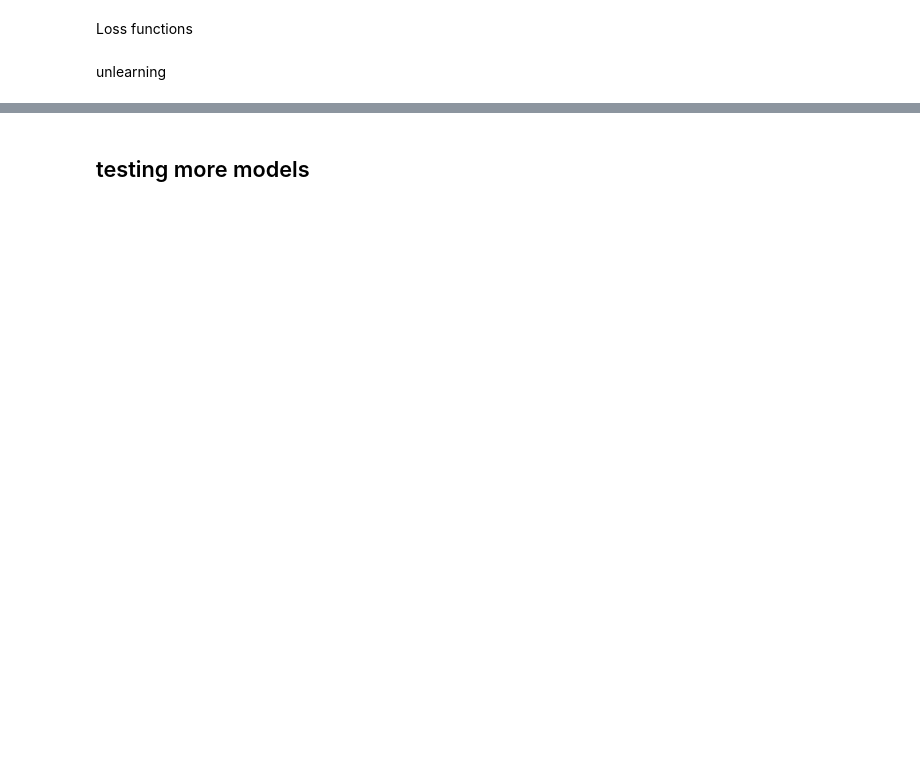
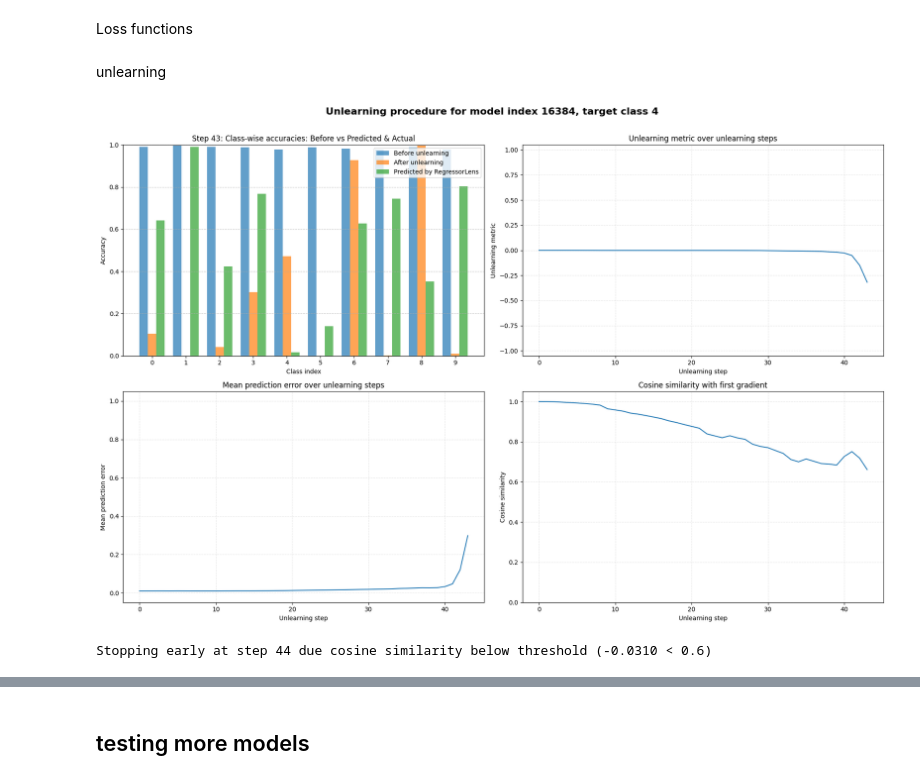
Before and after one commit to SimonIlic/WeightSpaceClassifier, a Jupyter notebook: notebooks/unlearning.ipynb, the cells around one changed output, grey strips where cells are left out. Cells and saved outputs as stored; diff of their text form; code cells hidden in the pictures; blank space fills up the shorter version.

```diff
--- a/notebooks/unlearning.ipynb
+++ b/notebooks/unlearning.ipynb
@@ -8,10 +8,10 @@ import pandas as pd
 
 from cnn_surgery.lenses.regressor_lens import get_regressor_lens, mse_mae
 from cnn_surgery.utils.evaluate_per_class_accuracy import evaluate_classifier, load_testset_data
-from cnn_surgery.utils.load_dataset import load_dataset, load_multi_stage_dataset
+from cnn_surgery.utils.load_dataset import load_dataset, load_multi_stage_dataset, find_best_model_index
 from cnn_surgery.utils.reconstruct_network import reconstruct_network
 
-DATASET = "fashion_mnist"
+DATASET = "mnist"
 # %%
 def test_network_accuracy(weights: np.ndarray | torch.Tensor, activation_fn):
     """
@@ -97,14 +98,14 @@ RegressorLens = get_regressor_lens(weights_train, accuracies_train, weights_val,
 # %%
-# find the index of the best-performing model in the test set
-def find_best_model_index():
-    _, _, val_early = load_dataset(DATASET, metrics_file='metrics_merged_early.csv', load_class_acc=True, stage='early')
-    _, _, val_middle = load_dataset(DATASET, metrics_file='metrics_merged_middle.csv', load_class_acc=True, stage='middle')
-    _, _, val_final = load_dataset(DATASET, metrics_file='metrics_merged_final.csv', load_class_acc=True, stage='final')
+# # find the index of the best-performing model in the test set
+# def find_best_model_index():
+#     _, _, val_early = load_dataset(DATASET, metrics_file='metrics_merged_early.csv', load_class_acc=True, stage='early')
+#     _, _, val_middle = load_dataset(DATASET, metrics_file='metrics_merged_middle.csv', load_class_acc=True, stage='middle')
+#     _, _, val_final = load_dataset(DATASET, metrics_file='metrics_merged_final.csv', load_class_acc=True, stage='final')
 
-    overall_accuracies_val = np.concatenate([val_early[1][:, 0], val_middle[1][:, 0], val_final[1][:, 0]])
+#     overall_accuracies_val = np.concatenate([val_early[1][:, 0], val_middle[1][:, 0], val_final[1][:, 0]])
 
-    best_model_idx = np.argmax(overall_accuracies_val)
-    print(f"Best model index in validation set: {best_model_idx}, accuracy: {overall_accuracies_val[best_model_idx]}")
-    return best_model_idx
+#     best_model_idx = np.argmax(overall_accuracies_val)
+#     print(f"Best model index in validation set: {best_model_idx}, mean accuracy: {overall_accuracies_val[best_model_idx]}")
+#     return best_model_idx
 
-MODEL_IDX = find_best_model_index()
+MODEL_IDX = find_best_model_index(DATASET, partition="test")
@@ -154,11 +163,13 @@ from IPython.display import clear_output, display
 from matplotlib.pyplot import axes
 
 assert isinstance(RegressorLens, nn.Module), f"RegressorLens is not an instance of torch.nn.Module but {type(RegressorLens)}"
-input_weights: np.ndarray = weights_val[MODEL_IDX]
+input_weights: np.ndarray = weights_test[MODEL_IDX]
+# inputs_weights: np.ndarray = weights_val[MODEL_IDX]
 steps: int = 100
-step_size: float = 1
+step_size: float = 10
 target_class: int = 4
-og_config: pd.Series = configs_val.iloc[MODEL_IDX]
+og_config: pd.Series = configs_test.iloc[MODEL_IDX]
+# og_config: pd.Series = configs_val.iloc[MODEL_IDX]
 beta = 0.1
 stop_threshold = 0.6
 animate = True
@@ -244,7 +255,8 @@ for i in range(steps):
         clear_output(wait=True)
         fig, axes = plt.subplots(2, 2, figsize=(18, 12))
 
-        before_accs = accuracies_val[MODEL_IDX]
+        before_accs = accuracies_test[MODEL_IDX]
+        # before_accs = accuracies_val[MODEL_IDX]
         assert isinstance(RegressorLens, nn.Module), f"RegressorLens is not an instance of torch.nn.Module but {type(RegressorLens)}"
         preds = RegressorLens(doctored_input_weights.unsqueeze(0)).squeeze().detach().numpy()
         actual_accs = test_network_accuracy(doctored_input_weights.detach().numpy(), og_config["config.activation"])[1]
@@ -269,33 +281,36 @@ for i in range(steps):
         ax.set_xlabel("Unlearning step")
         ax.set_ylabel("Unlearning metric")
         ax.set_title("Unlearning metric over unlearning steps")
         ax.set_ylim(-1.05, 1.05)
         ax.grid(linestyle="--", alpha=0.3)
 
         ax = axes[1, 0]
         ax.plot(diffs_list)
         ax.set_xlabel("Unlearning step")
         ax.set_ylabel("Mean prediction error")
         ax.set_title("Mean prediction error over unlearning steps")
         ax.set_ylim(-0.05, 1.05)
         ax.grid(linestyle="--", alpha=0.3)
 
         ax = axes[1, 1]
         ax.plot(cosine_sim_list)
         ax.set_xlabel("Unlearning step")
         ax.set_ylabel("Cosine similarity")
         ax.set_title("Cosine similarity with first gradient")
         ax.set_ylim(0, 1.05)
         ax.grid(linestyle="--", alpha=0.3)
 
         fig.suptitle(f"Unlearning procedure for model index {MODEL_IDX}, target class {target_class}", fontsize=16, fontweight='bold')
         plt.tight_layout(rect=[0, 0, 1, 0.97]) # type: ignore
 
         display(fig)
 
         # input("Press Enter to continue to the next step...")
 
         plt.close(fig)
+# %% [output]
+[figure, added]
+Stopping early at step 44 due cosine similarity below threshold (-0.0310 < 0.6)
 # %%
 fig, axes = plt.subplots(3, 2, figsize=(16, 10))
 fig.suptitle(F"UNLEARNING CLASS {target_class}")
```
Also changed, not shown: parts of 8 cells of this notebook, 1 other file.
